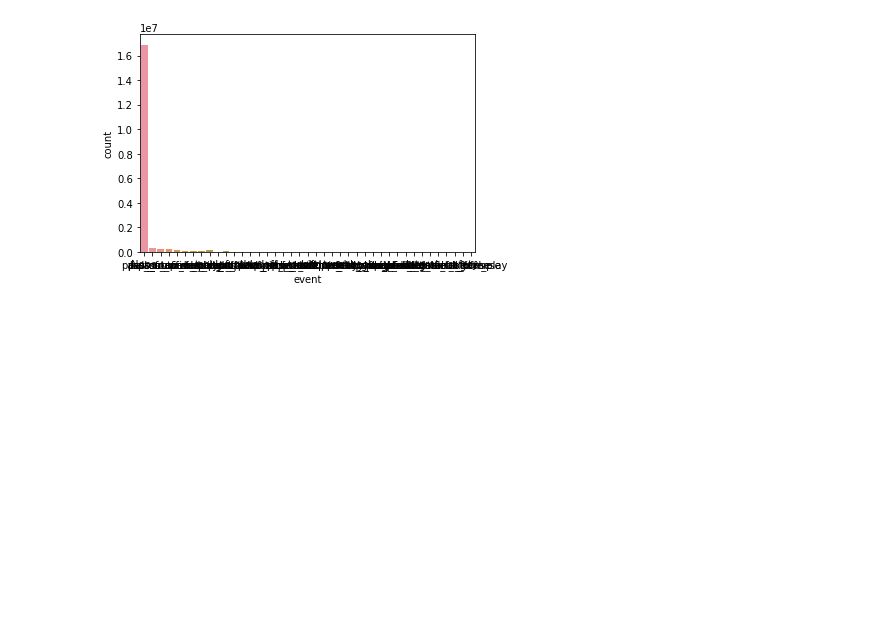
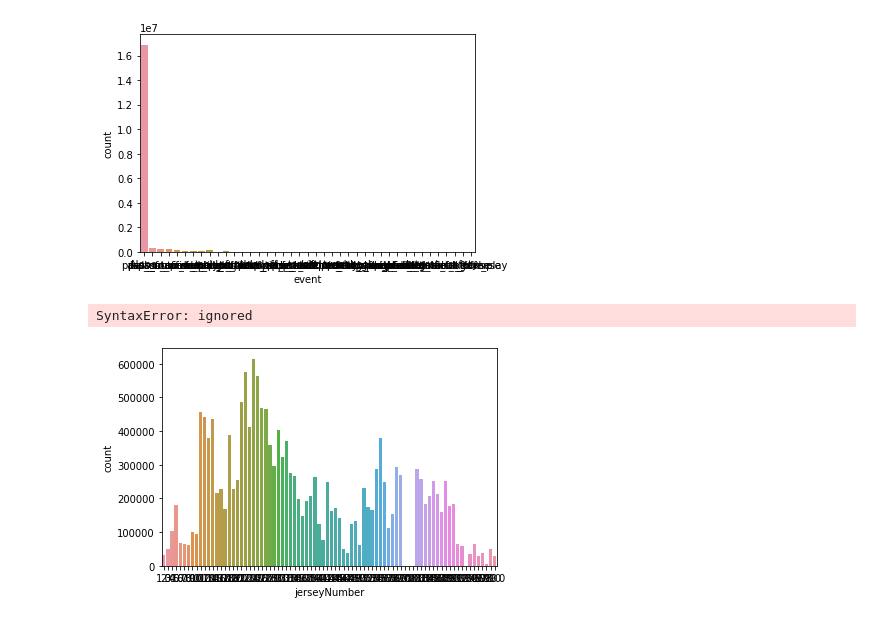
Before and after one commit to kilee722/Aiding-Africa-Mathematical-Model-of-Disease-Relief-Plan-, a Jupyter notebook: nfl_big_data_bowl_2021.ipynb, the cells around one changed output. Drawn from its saved outputs; the diff is of its cells as text; code cells hidden in the pictures; blank space fills up the shorter version.

```diff
--- a/nfl_big_data_bowl_2021.ipynb
+++ b/nfl_big_data_bowl_2021.ipynb
@@ -635,3 +635,11 @@ bxp('dir', weekly_data)
 cnt('event', weekly_data)
 # %% [output]
 [figure]
+# %%
+jerseyNumber	position	frameId	team	gameId	playId	playDirection	route	Week
+# %% [output]
+SyntaxError: ignored
+# %%
+cnt('jerseyNumber', weekly_data)
+# %% [output]
+[figure, added]
```
Also changed, not shown: parts of 6 cells of this notebook.
